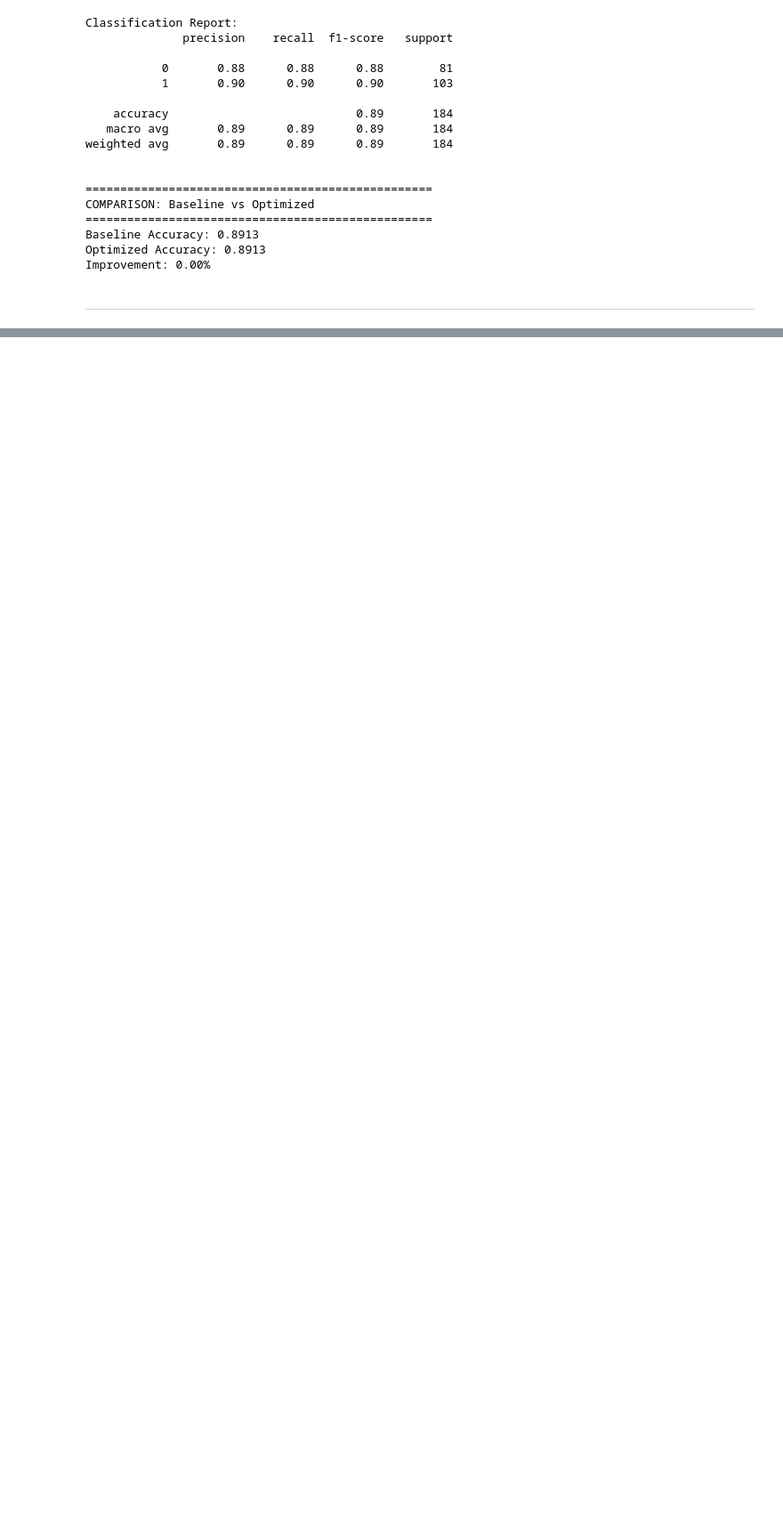
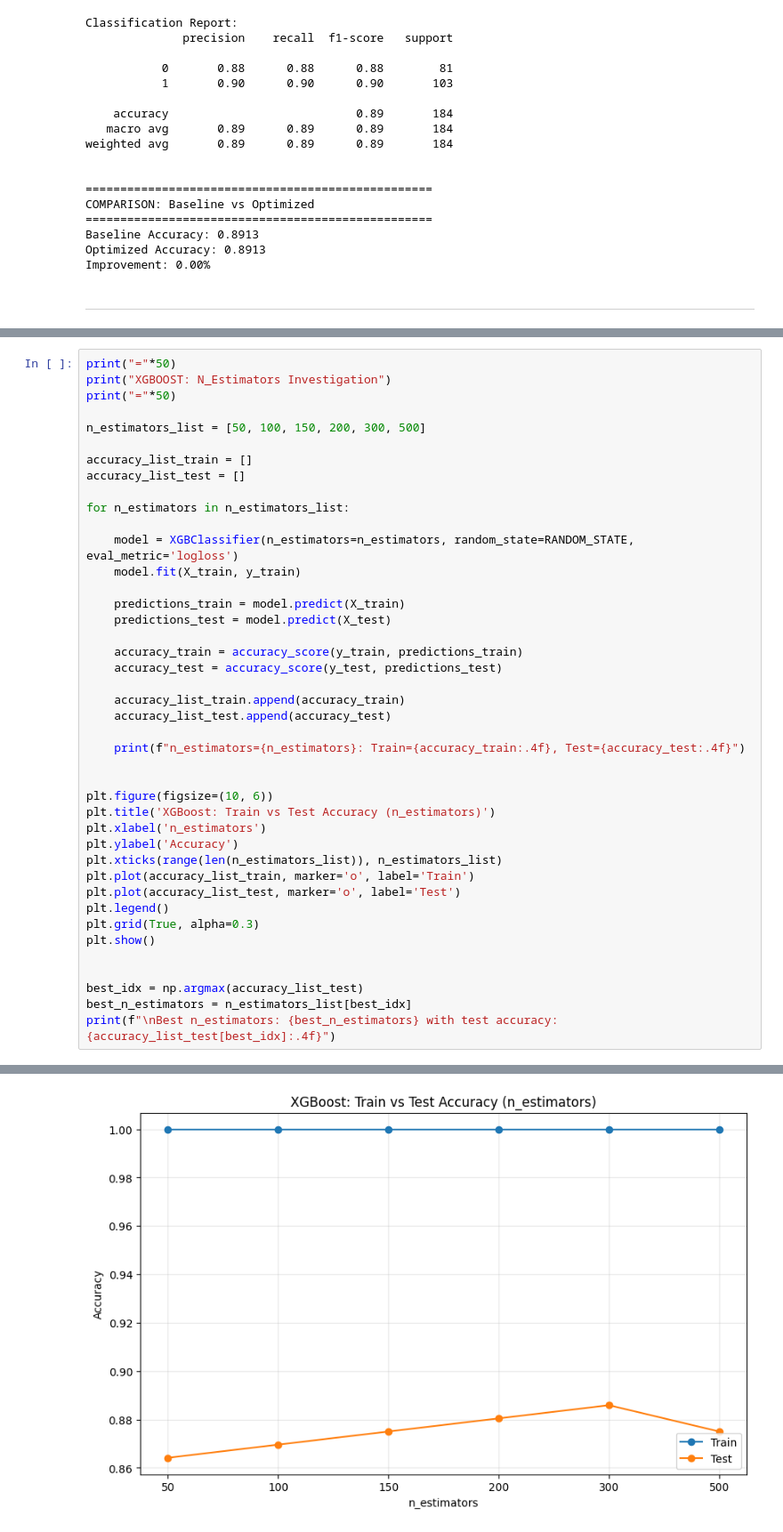
Before and after one commit to saumyashah0510/MachineLearning, a Jupyter notebook: Basic libraries/scikit learn/Projects/Cardiovascular_disease_classifier.ipynb, the cells around one changed output, grey strips where cells are left out. Shown at 89% size. Cells and saved outputs as stored; diff of their text form; blank space fills up the shorter version.

```diff
--- a/Basic libraries/scikit learn/Projects/Cardiovascular_disease_classifier.ipynb
+++ b/Basic libraries/scikit learn/Projects/Cardiovascular_disease_classifier.ipynb
@@ -672,0 +677,43 @@ Improvement: 0.00%
+# %%
+print("="*50)
+print("XGBOOST: N_Estimators Investigation")
+print("="*50)
+
+n_estimators_list = [50, 100, 150, 200, 300, 500]
+
+accuracy_list_train = []
+accuracy_list_test = []
+
+for n_estimators in n_estimators_list:
+
+    model = XGBClassifier(n_estimators=n_estimators, random_state=RANDOM_STATE, eval_metric='logloss')
+    model.fit(X_train, y_train)
+
+    predictions_train = model.predict(X_train)
+    predictions_test = model.predict(X_test)
+
+    accuracy_train = accuracy_score(y_train, predictions_train)
+    accuracy_test = accuracy_score(y_test, predictions_test)
+
+    accuracy_list_train.append(accuracy_train)
+    accuracy_list_test.append(accuracy_test)
+
+    print(f"n_estimators={n_estimators}: Train={accuracy_train:.4f}, Test={accuracy_test:.4f}")
+
+
+plt.figure(figsize=(10, 6))
+plt.title('XGBoost: Train vs Test Accuracy (n_estimators)')
+plt.xlabel('n_estimators')
+plt.ylabel('Accuracy')
+plt.xticks(range(len(n_estimators_list)), n_estimators_list)
+plt.plot(accuracy_list_train, marker='o', label='Train')
+plt.plot(accuracy_list_test, marker='o', label='Test')
+plt.legend()
+plt.grid(True, alpha=0.3)
+plt.show()
+
+
+best_idx = np.argmax(accuracy_list_test)
+best_n_estimators = n_estimators_list[best_idx]
+print(f"\nBest n_estimators: {best_n_estimators} with test accuracy: {accuracy_list_test[best_idx]:.4f}")
+# %% [output]
@@ -672,0 +729 @@ Improvement: 0.00%
+[figure, added]
```
Also changed, not shown: parts of 11 cells of this notebook.
